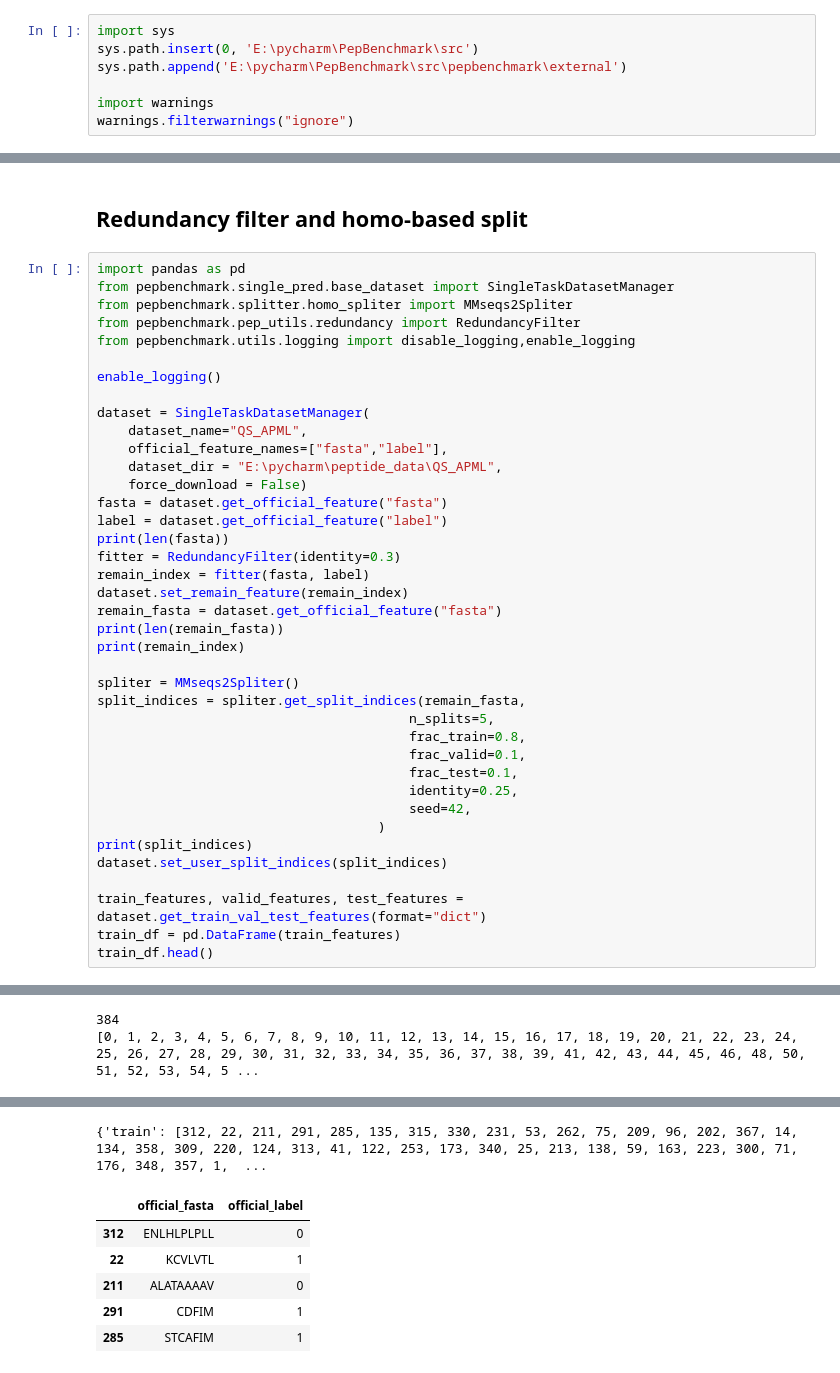
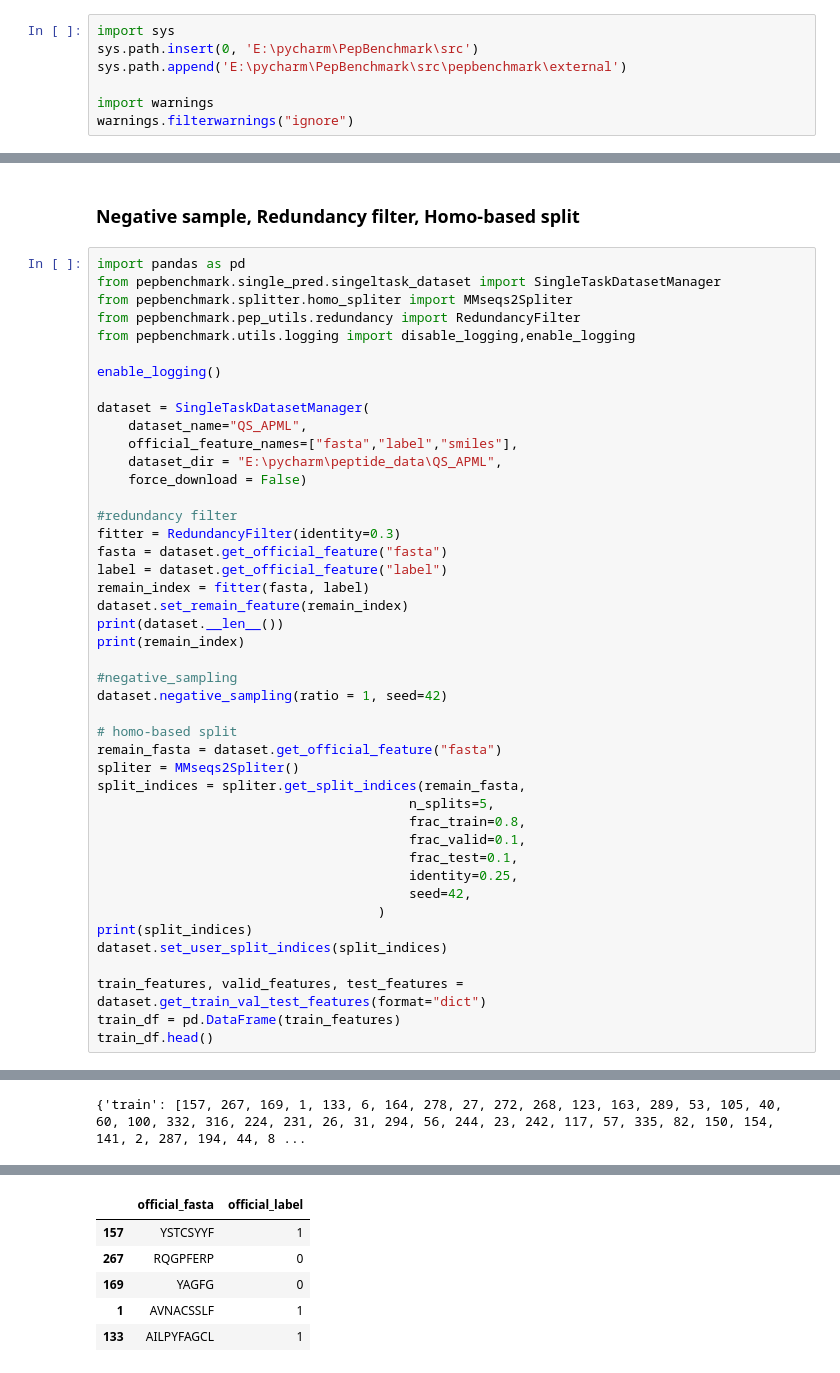
Before and after one commit to ZGCI-AI4S-Pep/PepBenchmark, a Jupyter notebook: notebook/basic.ipynb, the cells around one changed output, grey strips where cells are left out. Saved outputs shown, nothing was run; the diff lists cells and outputs as text.

```diff
--- a/notebook/basic.ipynb
+++ b/notebook/basic.ipynb
@@ -123,10 +136,10 @@ INFO:rdkit:Enabling RDKit 2025.03.3 jupyter extensions
 | 305 | APTLWARMI | 0 | PEPTIDE1{A.P.T.L.W.A.R.M.I}$$$V2.0 | [0, 1, 0, 0, 0, 0, 0, 0, 0, 0, 0,... |
 | 325 | EIRQTHNIFFNFFKRR | 1 | PEPTIDE1{E.I.R.Q.T.H.N.I.F.F.N.F.... | [0, 1, 0, 0, 0, 0, 0, 0, 0, 0, 0,... |
 # %% [markdown]
-## Redundancy filter and homo-based split
+### Negative sample, Redundancy filter, Homo-based split
 # %%
 import pandas as pd
-from pepbenchmark.single_pred.base_dataset import SingleTaskDatasetManager
+from pepbenchmark.single_pred.singeltask_dataset import SingleTaskDatasetManager
 from pepbenchmark.splitter.homo_spliter import MMseqs2Spliter
 from pepbenchmark.pep_utils.redundancy import RedundancyFilter
 from pepbenchmark.utils.logging import disable_logging,enable_logging
@@ -135,19 +148,24 @@ enable_logging()
 
 dataset = SingleTaskDatasetManager(
     dataset_name="QS_APML",
-    official_feature_names=["fasta","label"],
+    official_feature_names=["fasta","label","smiles"],
     dataset_dir = "E:\pycharm\peptide_data\QS_APML",
     force_download = False)
+
+#redundancy filter
+fitter = RedundancyFilter(identity=0.3)
 fasta = dataset.get_official_feature("fasta")
 label = dataset.get_official_feature("label")
-print(len(fasta))
-fitter = RedundancyFilter(identity=0.3)
 remain_index = fitter(fasta, label)
 dataset.set_remain_feature(remain_index)
-remain_fasta = dataset.get_official_feature("fasta")
-print(len(remain_fasta))
+print(dataset.__len__())
 print(remain_index)
 
+#negative_sampling
+dataset.negative_sampling(ratio = 1, seed=42)
+
+# homo-based split
+remain_fasta = dataset.get_official_feature("fasta")
 spliter = MMseqs2Spliter()
 split_indices = spliter.get_split_indices(remain_fasta,
                                         n_splits=5,
@@ -175,2 +213 @@ train_df.head()
-384
-[0, 1, 2, 3, 4, 5, 6, 7, 8, 9, 10, 11, 12, 13, 14, 15, 16, 17, 18, 19, 20, 21, 22, 23, 24, 25, 26, 27, 28, 29, 30, 31, 32, 33, 34, 35, 36, 37, 38, 39, 41, 42, 43, 44, 45, 46, 48, 50, 51, 52, 53, 54, 5 ...
+{'train': [157, 267, 169, 1, 133, 6, 164, 278, 27, 272, 268, 123, 163, 289, 53, 105, 40, 60, 100, 332, 316, 224, 231, 26, 31, 294, 56, 244, 23, 242, 117, 57, 335, 82, 150, 154, 141, 2, 287, 194, 44, 8 ...
@@ -193,7 +214,6 @@ Target test data size：38, Test: 39
-{'train': [312, 22, 211, 291, 285, 135, 315, 330, 231, 53, 262, 75, 209, 96, 202, 367, 14, 134, 358, 309, 220, 124, 313, 41, 122, 253, 173, 340, 25, 213, 138, 59, 163, 223, 300, 71, 176, 348, 357, 1,  ...
 |  | official_fasta | official_label |
-| 312 | ENLHLPLPLL | 0 |
-| 22 | KCVLVTL | 1 |
-| 211 | ALATAAAAV | 0 |
-| 291 | CDFIM | 1 |
-| 285 | STCAFIM | 1 |
+| 157 | YSTCSYYF | 1 |
+| 267 | RQGPFERP | 0 |
+| 169 | YAGFG | 0 |
+| 1 | AVNACSSLF | 1 |
+| 133 | AILPYFAGCL | 1 |
```
Also changed, not shown: parts of 10 cells of this notebook, 5 other files.
